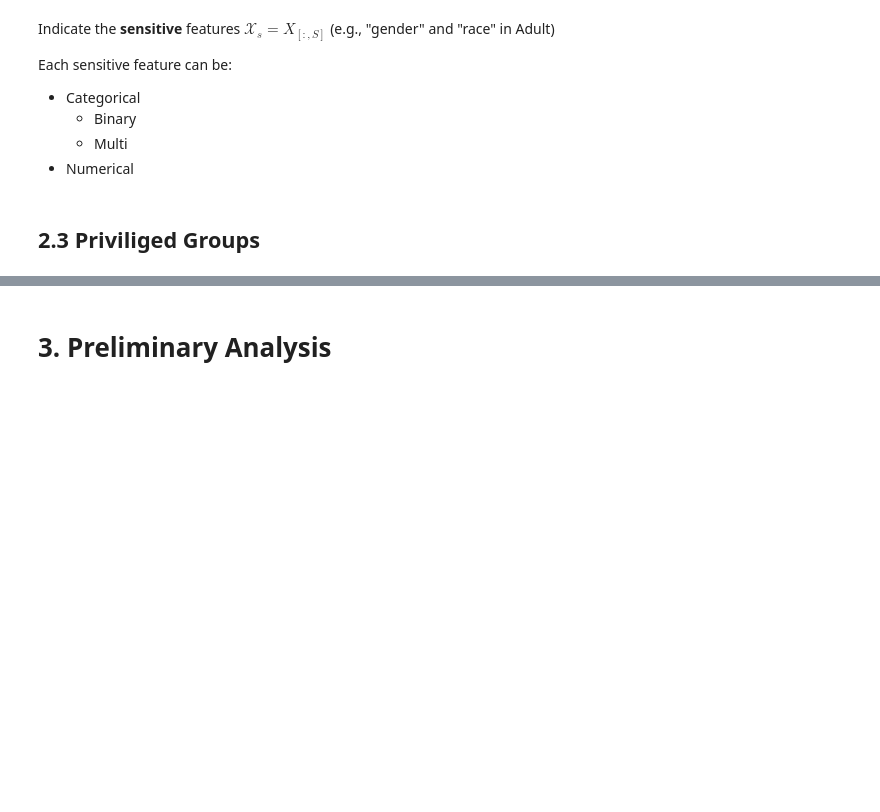
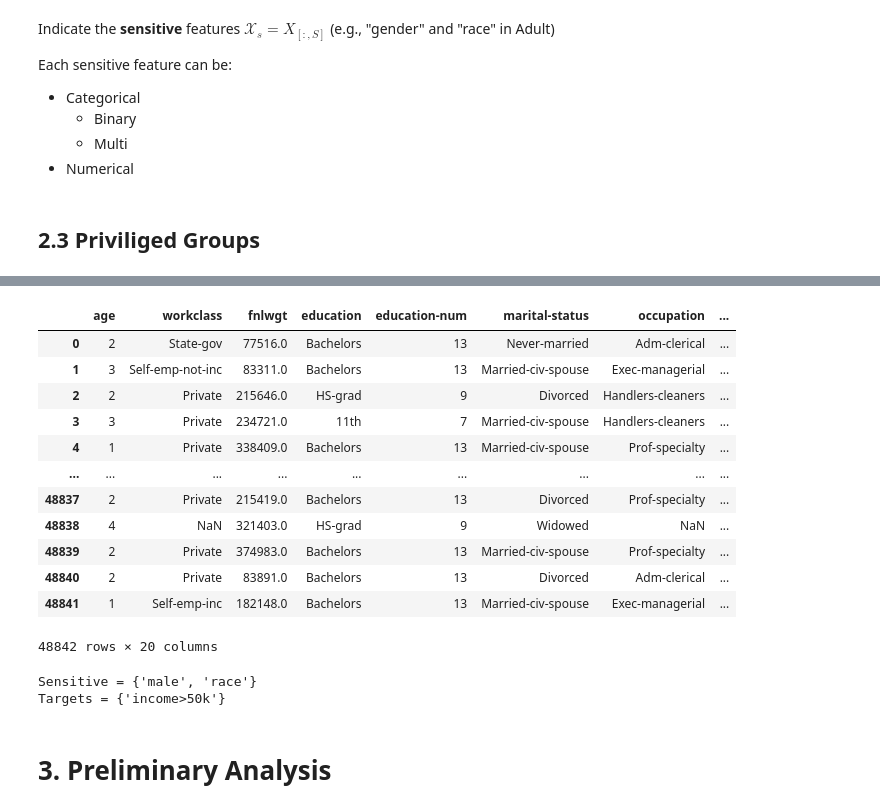
Before and after one commit to pikalab-unibo-students/master-thesis-dizio-ay2324, a Jupyter notebook: examples/demo_core_lib.ipynb, the cells around one changed output, grey strips where cells are left out. Saved outputs shown, nothing was run; the diff lists cells and outputs as text; code cells hidden in the pictures; blank space fills up the shorter version.

```diff
--- a/examples/demo_core_lib.ipynb
+++ b/examples/demo_core_lib.ipynb
@@ -76,3 +84,29 @@ for column, rule in privileged.items():
+# %%
+adult.discretize(
+    ('income>50k', adult['income'] == '>50K'),
+    sex=("male", lambda sex: sex == 'Male'),
+    relationship='onehotencode',
+    in_place=True
+)
+# %% [output]
+|  | age | workclass | fnlwgt | education | education-num | marital-status | occupation | ... |
+| 0 | 2 | State-gov | 77516.0 | Bachelors | 13 | Never-married | Adm-clerical | ... |
+| 1 | 3 | Self-emp-not-inc | 83311.0 | Bachelors | 13 | Married-civ-spouse | Exec-managerial | ... |
+| 2 | 2 | Private | 215646.0 | HS-grad | 9 | Divorced | Handlers-cleaners | ... |
+| 3 | 3 | Private | 234721.0 | 11th | 7 | Married-civ-spouse | Handlers-cleaners | ... |
+| 4 | 1 | Private | 338409.0 | Bachelors | 13 | Married-civ-spouse | Prof-specialty | ... |
+| ... | ... | ... | ... | ... | ... | ... | ... | ... |
+| 48837 | 2 | Private | 215419.0 | Bachelors | 13 | Divorced | Prof-specialty | ... |
+| 48838 | 4 | NaN | 321403.0 | HS-grad | 9 | Widowed | NaN | ... |
+| 48839 | 2 | Private | 374983.0 | Bachelors | 13 | Married-civ-spouse | Prof-specialty | ... |
+| 48840 | 2 | Private | 83891.0 | Bachelors | 13 | Divorced | Adm-clerical | ... |
+| 48841 | 1 | Self-emp-inc | 182148.0 | Bachelors | 13 | Married-civ-spouse | Exec-managerial | ... |
+48842 rows × 20 columns
+# %%
+print("Sensitive =", adult.sensitive, "\nTargets =", adult.targets)
+# %% [output]
+Sensitive = {'male', 'race'}
+Targets = {'income>50k'}
 # %% [markdown]
 # 3. Preliminary Analysis
 # %% [markdown]
```
Also changed, not shown: parts of 12 cells of this notebook, 8 other files.
